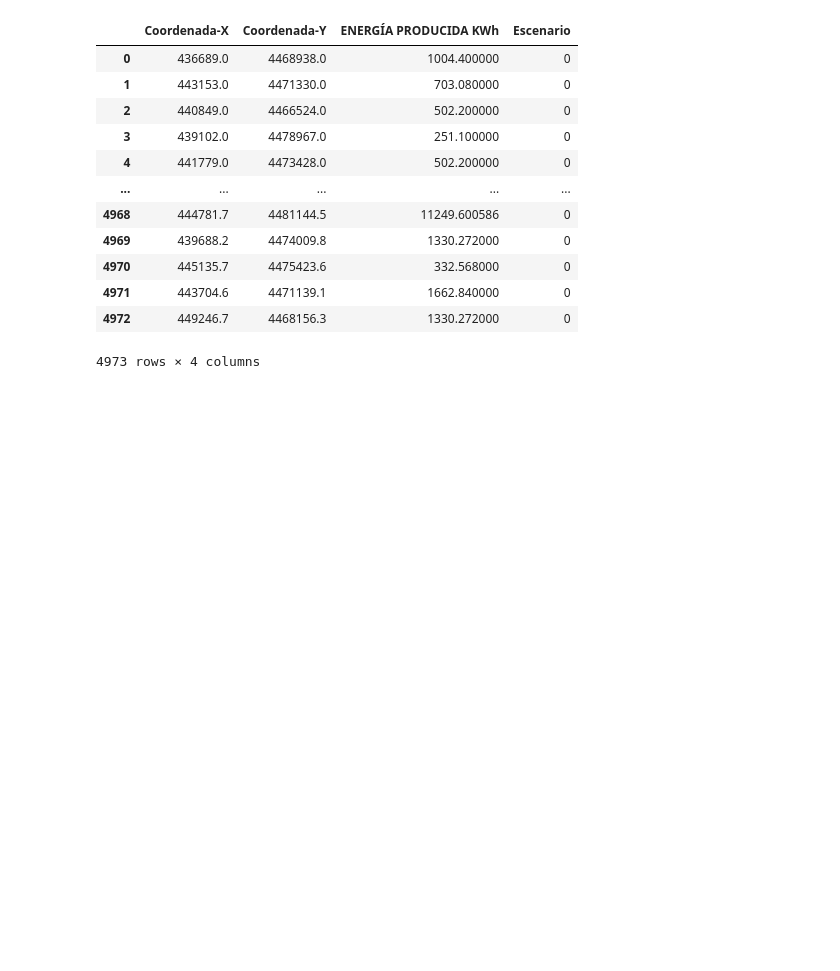
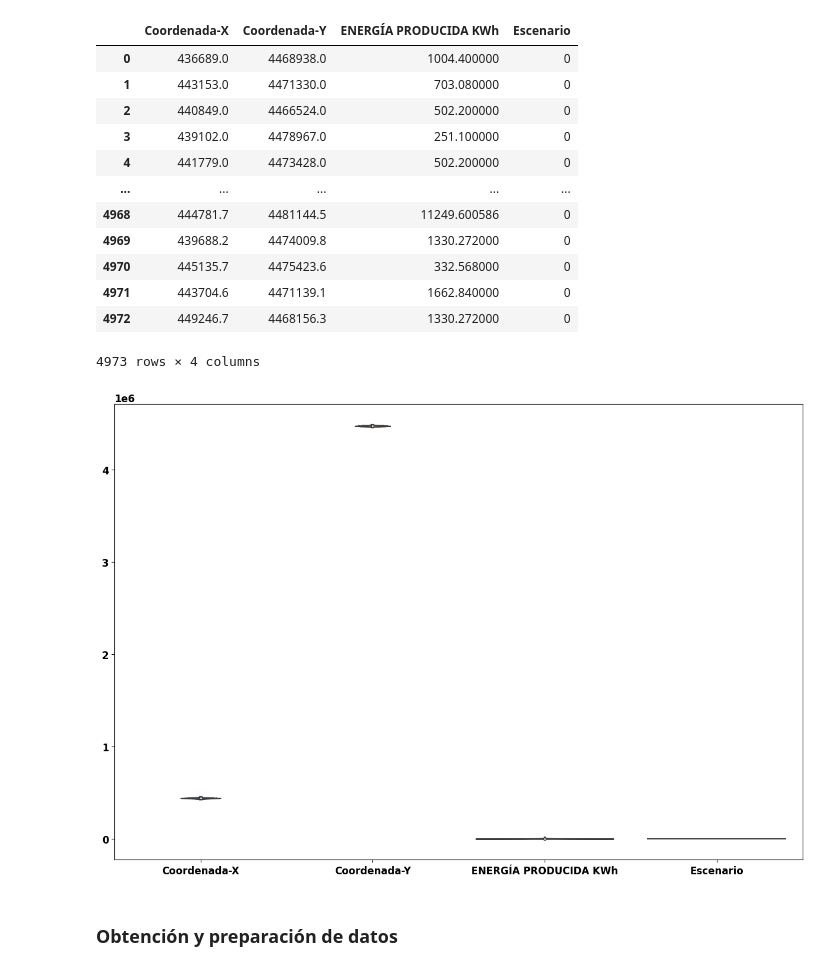
Before and after one commit to Jacobo24/fase2_intento, a Jupyter notebook: fase2.ipynb, the cells around one changed output. Drawn from its saved outputs; the diff is of its cells as text; code cells hidden in the pictures; blank space fills up the shorter version.

```diff
--- a/fase2.ipynb
+++ b/fase2.ipynb
@@ -307,3 +308,11 @@ df_potencia
 | 4971 | 443704.6 | 4471139.1 | 1662.840000 | 0 |
 | 4972 | 449246.7 | 4468156.3 | 1330.272000 | 0 |
 4973 rows × 4 columns
+# %%
+plt.figure(figsize=(15,10))
+sns.violinplot(data=df_potencia, orient = 'v')
+plt.show()
+# %% [output]
+[figure, added]
+# %% [markdown]
+### Obtención y preparación de datos
```
Also changed, not shown: parts of 7 cells of this notebook.
